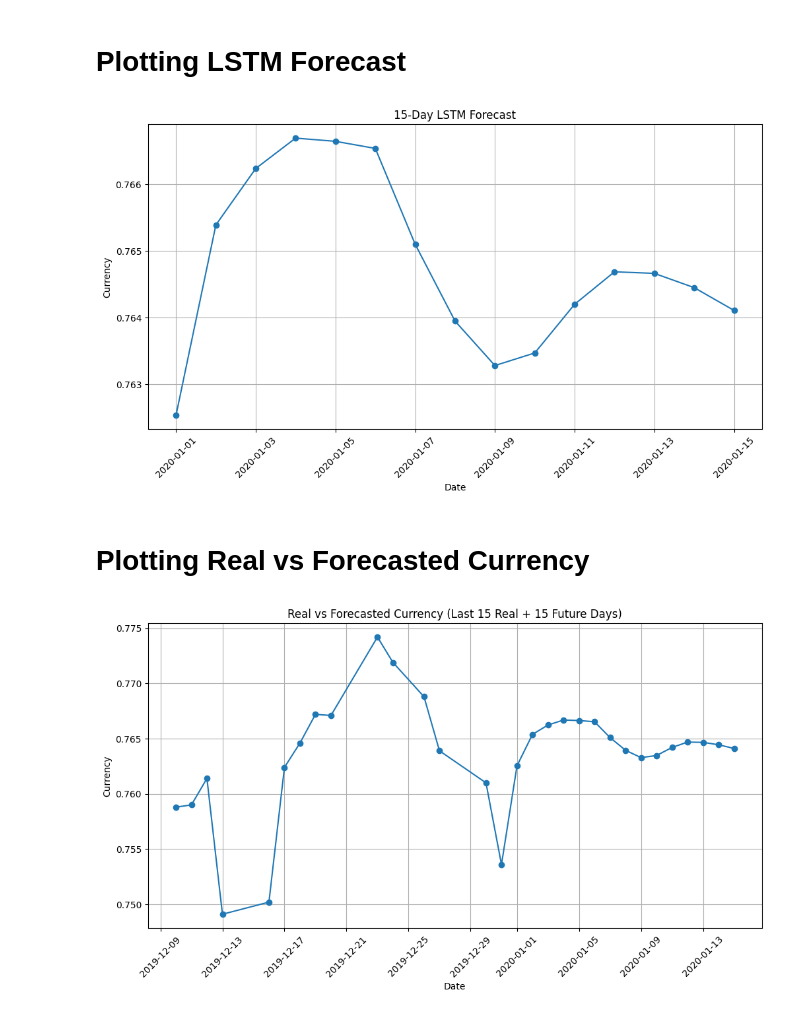
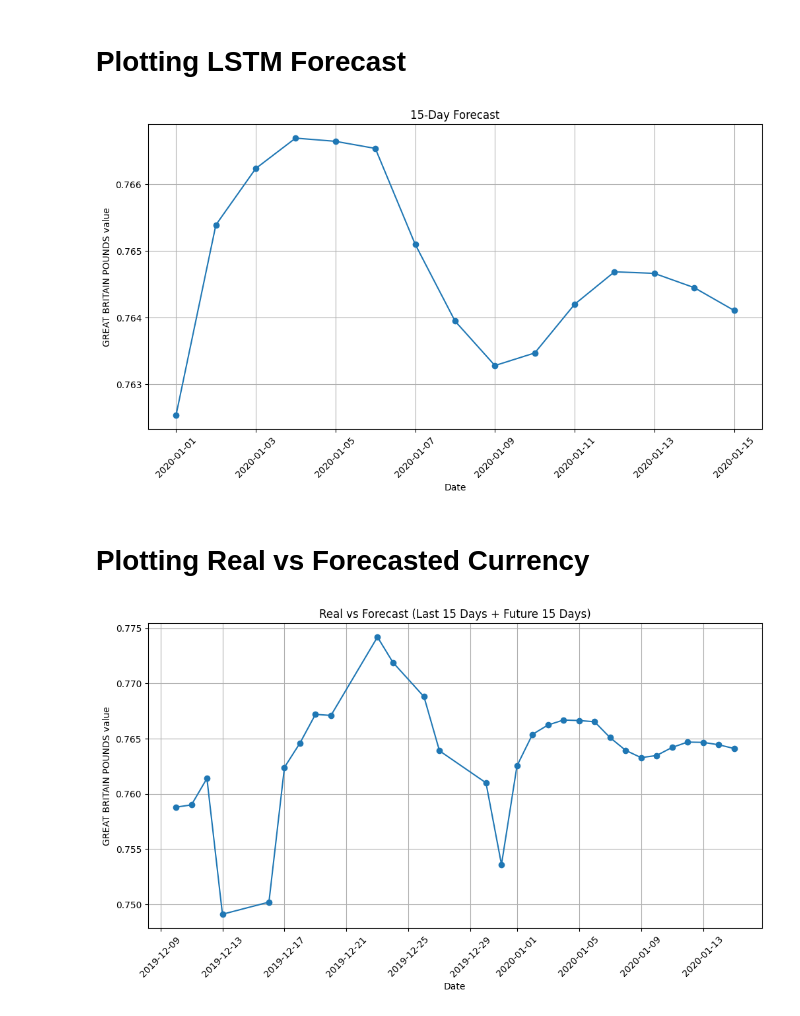
Before and after one commit to Koel09/DS_LSTM_ForexCurrencyPredictor, a Jupyter notebook: ForexCurrencyPredictor_LSTM_using_saved_model.ipynb, the cells around one changed output. Saved outputs shown, nothing was run; the diff lists cells and outputs as text; code cells hidden in the pictures.

```diff
--- a/ForexCurrencyPredictor_LSTM_using_saved_model.ipynb
+++ b/ForexCurrencyPredictor_LSTM_using_saved_model.ipynb
@@ -490,33 +487,33 @@ print(LSTM_forecast_df)
 plt.figure(figsize=(12, 6))
 plt.plot(LSTM_forecast_df["Date"], LSTM_forecast_df["Forecasted_Currency"], marker="o")
 
-plt.title(f"{Forecast_len}-Day LSTM Forecast")
+plt.title(f"{Forecast_len}-Day Forecast")
 plt.xlabel("Date")
-plt.ylabel("Currency")
+plt.ylabel(f"{Currency} value")
 plt.grid(True)
 plt.xticks(rotation=45)
 
 plt.show()
 # %% [output]
-[figure, old version]
+[figure, new version]
 # %% [markdown]
 # **Plotting Real vs Forecasted Currency**
 # %%
 last_real = df.tail(Forecast_len)[["Date", "Currency"]]
 last_real = last_real.rename(columns={"Currency": "Value"})
 forecast_plot = LSTM_forecast_df.rename(columns={"Forecasted_Currency": "Value"})
 
 combined = pd.concat([last_real, forecast_plot], ignore_index=True)
 
 plt.figure(figsize=(12,6))
 plt.plot(combined["Date"], combined["Value"], marker="o")
 
-plt.title(f"Real vs Forecasted Currency (Last {Forecast_len} Real + {Forecast_len} Future Days)")
+plt.title(f"Real vs Forecast (Last {Forecast_len} Days + Future {Forecast_len} Days)")
 plt.xlabel("Date")
-plt.ylabel("Currency")
+plt.ylabel(f"{Currency} value")
 plt.xticks(rotation=45)
 plt.grid(True)
 
 plt.show()
 # %% [output]
-[figure, old version]
+[figure, new version]
```
Also changed, not shown: parts of 5 cells of this notebook.
